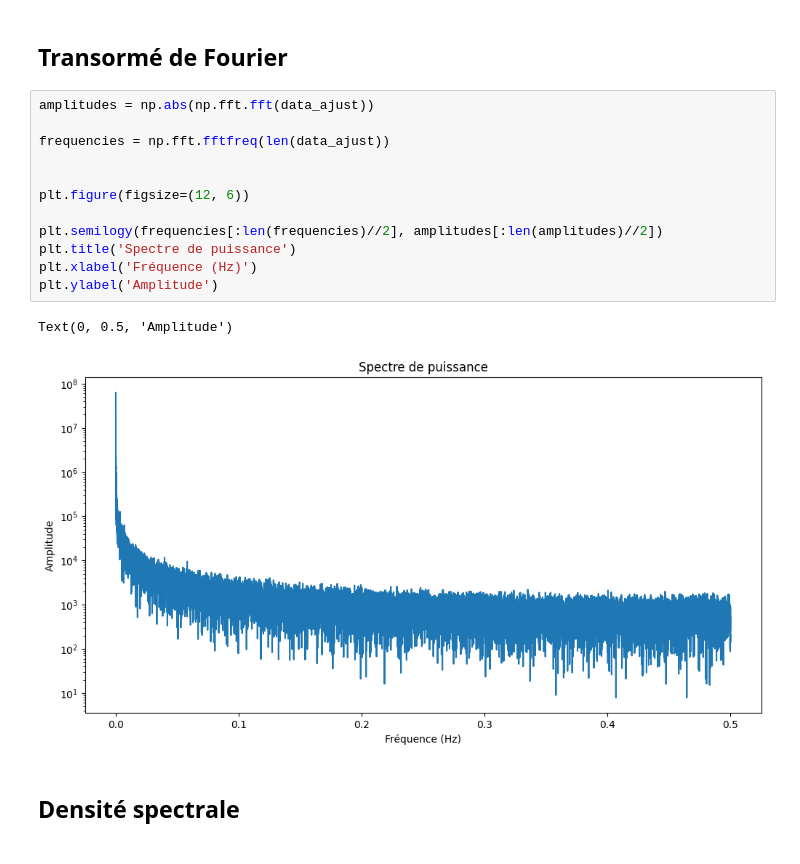
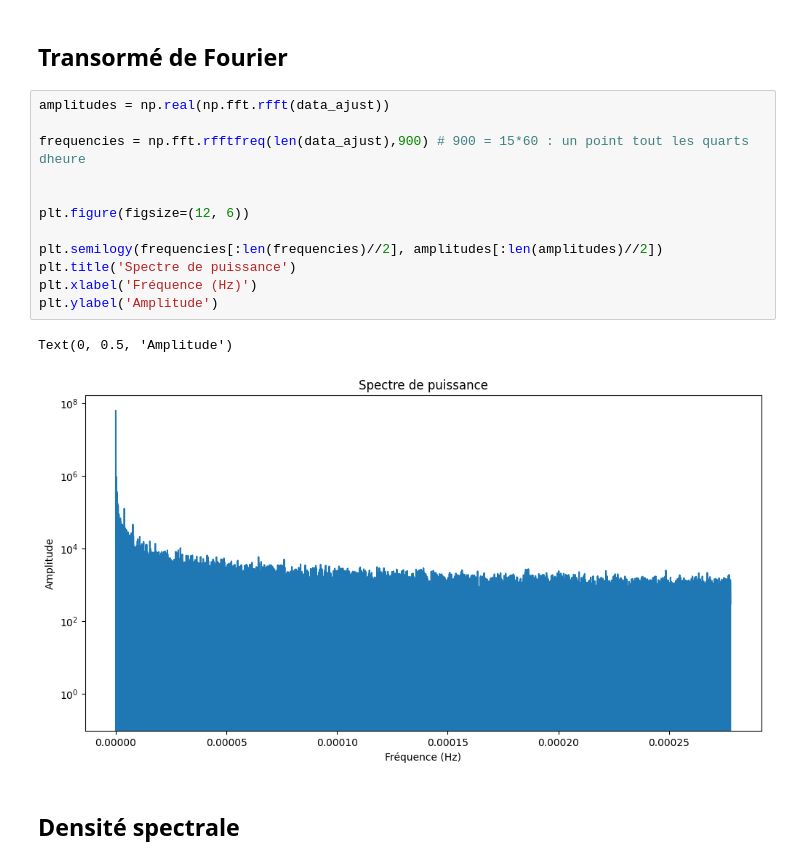
Before and after one commit to PiDchsn/Projet-RI, a Jupyter notebook: Analyse.ipynb, the cells around one changed output. Saved outputs shown, nothing was run; the diff lists cells and outputs as text.

```diff
--- a/Analyse.ipynb
+++ b/Analyse.ipynb
@@ -301,20 +301,20 @@ plt.show()
 # %% [markdown]
 ## Transormé de Fourier
 # %%
-amplitudes = np.abs(np.fft.fft(data_ajust))
+amplitudes = np.real(np.fft.rfft(data_ajust))
 
-frequencies = np.fft.fftfreq(len(data_ajust))
+frequencies = np.fft.rfftfreq(len(data_ajust),900) # 900 = 15*60 : un point tout les quarts dheure
 
 
 plt.figure(figsize=(12, 6))
 
 plt.semilogy(frequencies[:len(frequencies)//2], amplitudes[:len(amplitudes)//2])
 plt.title('Spectre de puissance')
 plt.xlabel('Fréquence (Hz)')
 plt.ylabel('Amplitude')
 # %% [output]
 Text(0, 0.5, 'Amplitude')
-[figure, old version]
+[figure, new version]
 # %% [markdown]
 ## Densité spectrale
 # %%
```
Also changed, not shown: parts of 2 cells of this notebook.
